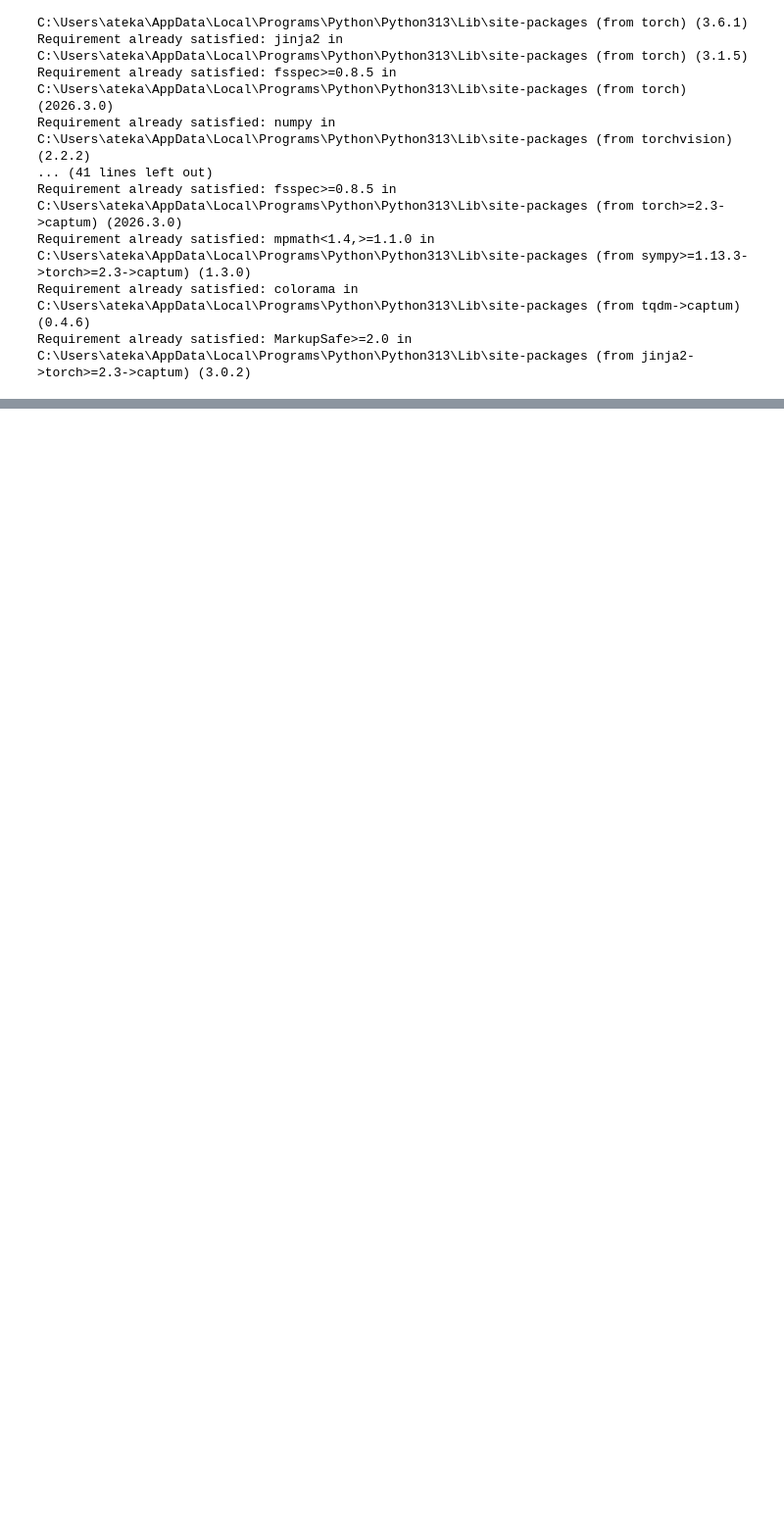
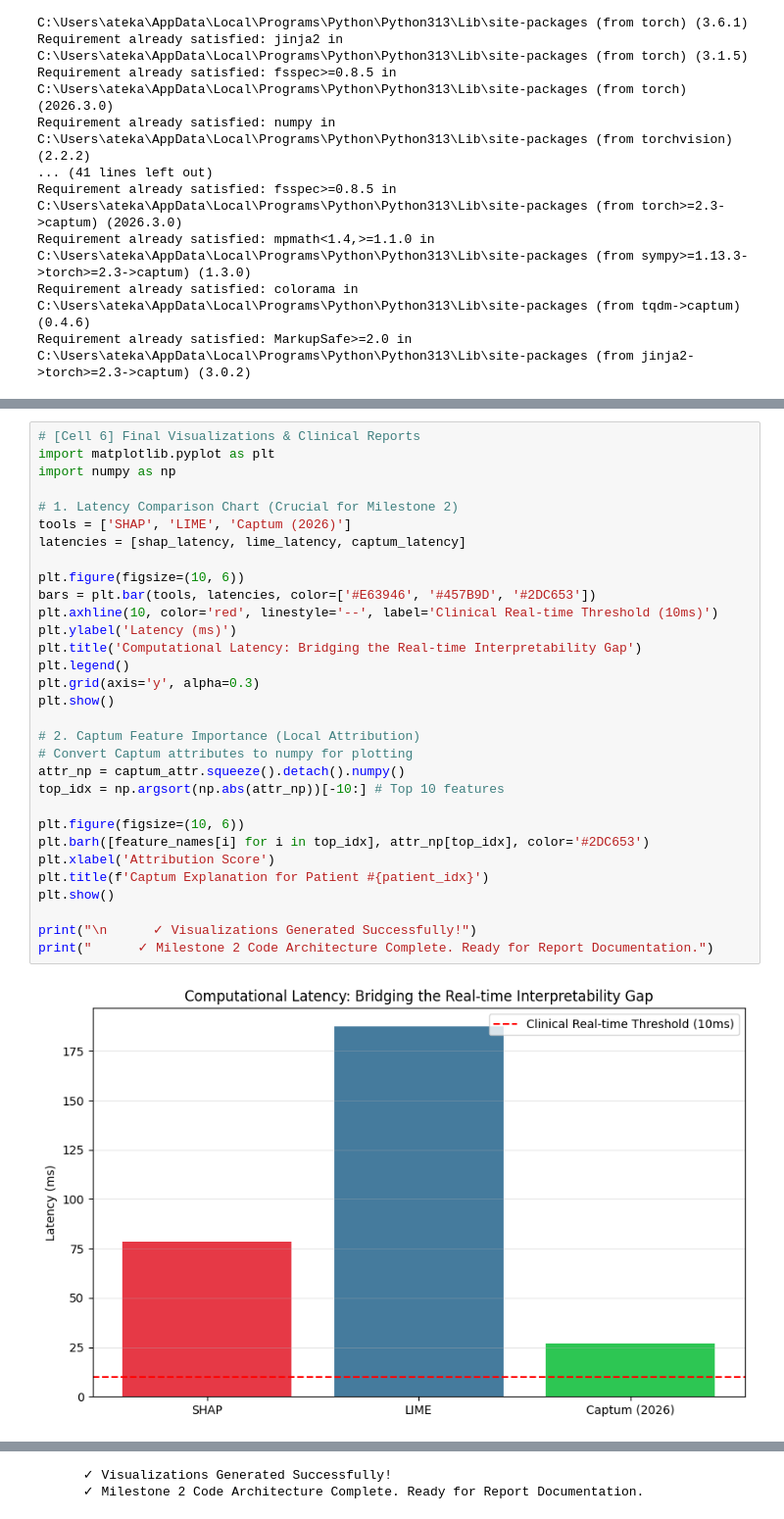
Before and after one commit to Anfal2004/XAI_M2, a Jupyter notebook: Project_XAI.ipynb, the cells around one changed output, grey strips where cells are left out. Shown at 98% size. Cells and saved outputs as stored; diff of their text form; blank space fills up the shorter version.

```diff
--- a/Project_XAI.ipynb
+++ b/Project_XAI.ipynb
@@ -119,0 +293,33 @@ ConnectionError: Error connecting to server
+# %%
+# [Cell 6] Final Visualizations & Clinical Reports
+import matplotlib.pyplot as plt
+import numpy as np
+
+# 1. Latency Comparison Chart (Crucial for Milestone 2)
+tools = ['SHAP', 'LIME', 'Captum (2026)']
+latencies = [shap_latency, lime_latency, captum_latency]
+
+plt.figure(figsize=(10, 6))
+bars = plt.bar(tools, latencies, color=['#E63946', '#457B9D', '#2DC653'])
+plt.axhline(10, color='red', linestyle='--', label='Clinical Real-time Threshold (10ms)')
+plt.ylabel('Latency (ms)')
+plt.title('Computational Latency: Bridging the Real-time Interpretability Gap')
+plt.legend()
+plt.grid(axis='y', alpha=0.3)
+plt.show()
+
+# 2. Captum Feature Importance (Local Attribution)
+# Convert Captum attributes to numpy for plotting
+attr_np = captum_attr.squeeze().detach().numpy()
+top_idx = np.argsort(np.abs(attr_np))[-10:] # Top 10 features
+
+plt.figure(figsize=(10, 6))
+plt.barh([feature_names[i] for i in top_idx], attr_np[top_idx], color='#2DC653')
+plt.xlabel('Attribution Score')
+plt.title(f'Captum Explanation for Patient #{patient_idx}')
+plt.show()
+
+print("\n      ✓ Visualizations Generated Successfully!")
+print("      ✓ Milestone 2 Code Architecture Complete. Ready for Report Documentation.")
+# %% [output]
+[figure, added]
@@ -119,0 +327,2 @@ ConnectionError: Error connecting to server
+      ✓ Visualizations Generated Successfully!
+      ✓ Milestone 2 Code Architecture Complete. Ready for Report Documentation.
```
Also changed, not shown: parts of 7 cells of this notebook.
